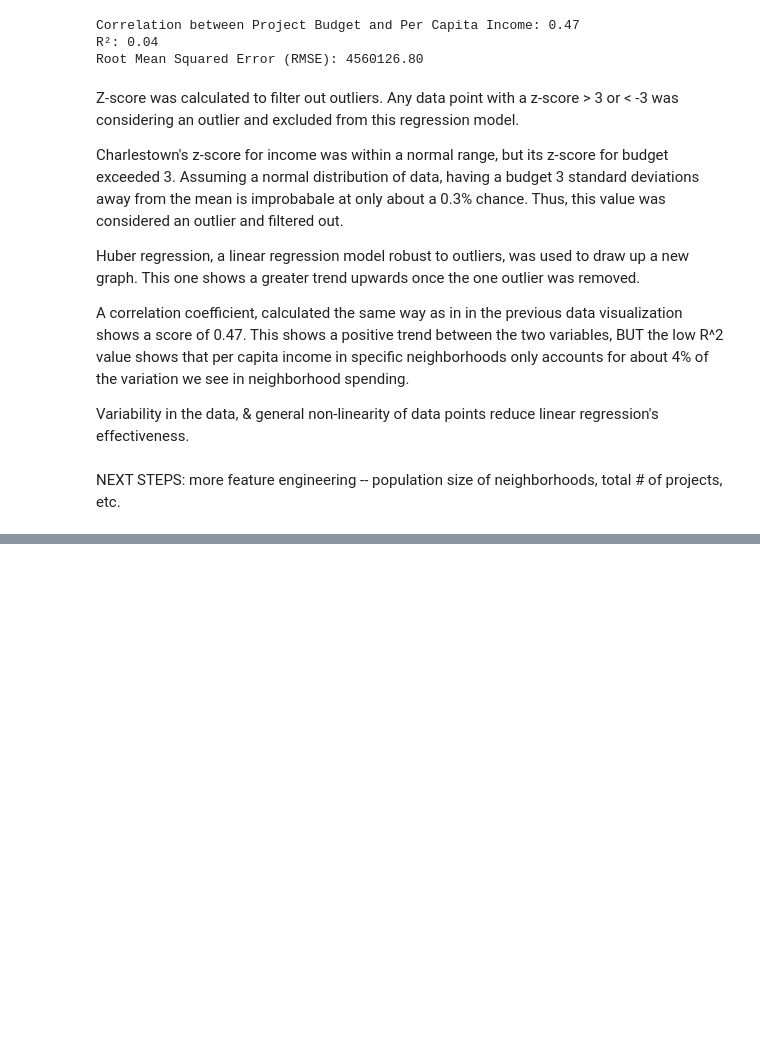
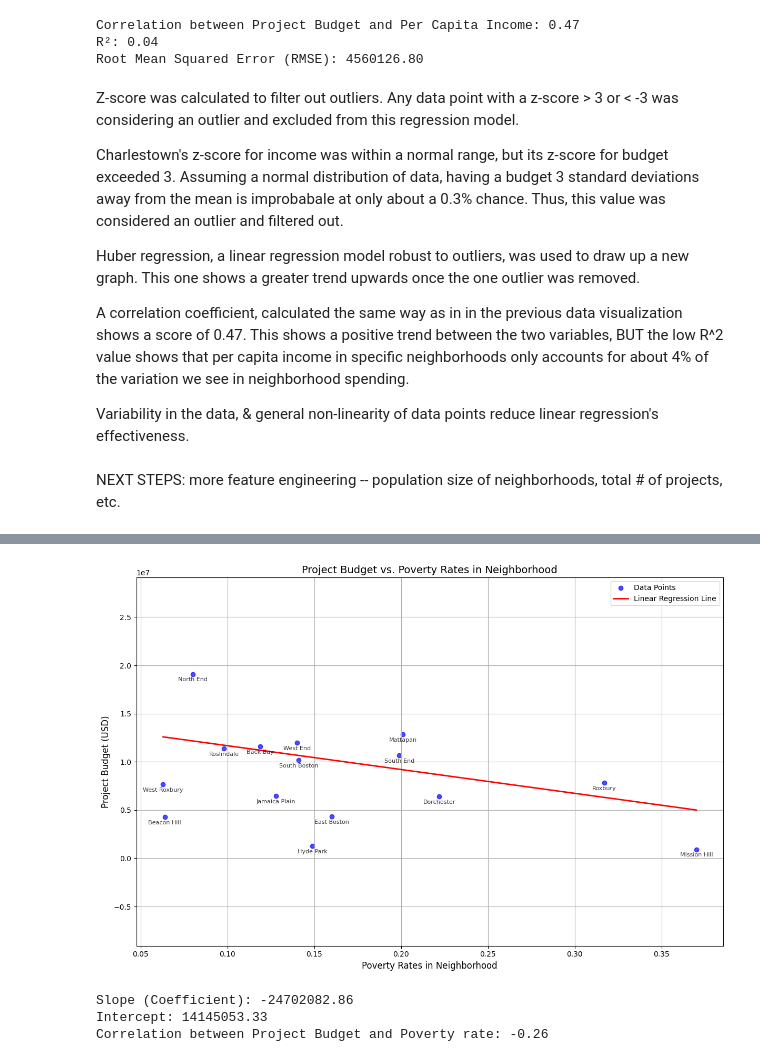
Before and after one commit to arionct/Boston-City-Budget, a Jupyter notebook: spendingbygeography.ipynb, the cells around one changed output, grey strips where cells are left out. Saved outputs shown, nothing was run; the diff lists cells and outputs as text; code cells hidden in the pictures; blank space fills up the shorter version.

Commit message:
Wrapped up regression model for geography spending

```diff
--- a/spendingbygeography.ipynb
+++ b/spendingbygeography.ipynb
@@ -304,0 +256,61 @@ Index(['Neighborhood', 'Total Population', 'White Alone', 'White Alone %',
+# %%
+# Load and clean neighborhood race data
+poverty_data = pd.read_csv('./data/2015-2019_neighborhood_data_povertyrates.csv')
+poverty_data['Poverty rate'] = pd.to_numeric(poverty_data['Poverty rate'].str.replace('%', '').astype(float)) / 100
+
+# Merge race data and project budget data on 'Neighborhood'
+pd_combined_df = pd.merge(poverty_data, neighborhood_budg, on='Neighborhood', how='outer')
+pd_combined_df = pd_combined_df.dropna(subset=['Poverty rate', 'Total_Project_Budget'])
+
+X = pd_combined_df[['Poverty rate']].values  # Independent variable (poverty rate)
+Y = pd_combined_df['Total_Project_Budget'].values  # Dependent variable (project budget)
+
+# Fit a linear regression model
+linear_model = LinearRegression()
+linear_model.fit(X, Y)
+
+# Predict values for the regression line
+X_line = np.linspace(min(X), max(X), 100).reshape(-1, 1)
+Y_line = linear_model.predict(X_line)
+
+# Scatter plot with neighborhood names below points
+plt.figure(figsize=(12, 8))
+plt.scatter(pd_combined_df['Poverty rate'], pd_combined_df['Total_Project_Budget'], color='blue', alpha=0.7, label='Data Points')
+
+# Plot the regression line
+plt.plot(X_line, Y_line, color='red', linewidth=2, label='Linear Regression Line')
+
+# Annotate each point with the neighborhood name below it
+for i, row in pd_combined_df.iterrows():
+    plt.annotate(
+        row['Neighborhood'],
+        (row['Poverty rate'], row['Total_Project_Budget']),
+        textcoords="offset points",  # Position relative to the data point
+        xytext=(0, -10),  # Offset below the point
+        ha='center',  # Center-align the text horizontally
+        fontsize=8, alpha=0.8
+    )
+
+# Add plot titles, labels, and legend
+plt.title('Project Budget vs. Poverty Rates in Neighborhood', fontsize=14)
+plt.xlabel('Poverty Rates in Neighborhood', fontsize=12)
+plt.ylabel('Project Budget (USD)', fontsize=12)
+plt.legend()
+plt.grid(True)
+plt.tight_layout()
+plt.ylim(min(Y_filtered) - 10000000, max(Y_filtered) + 10000000)
+
+# Show the plot
+plt.show()
+
+# Print model coefficients
+print(f"Slope (Coefficient): {linear_model.coef_[0]:.2f}")
+print(f"Intercept: {linear_model.intercept_:.2f}")
+
+correlation = pd_combined_df['Total_Project_Budget'].corr(pd_combined_df['Poverty rate'])
+print(f"Correlation between Project Budget and Poverty rate: {correlation:.2f}")
+# %% [output]
+[figure, added]
+Slope (Coefficient): -24702082.86
+Intercept: 14145053.33
+Correlation between Project Budget and Poverty rate: -0.26
```
Also changed, not shown: parts of 1 cell of this notebook, 2 other files.
